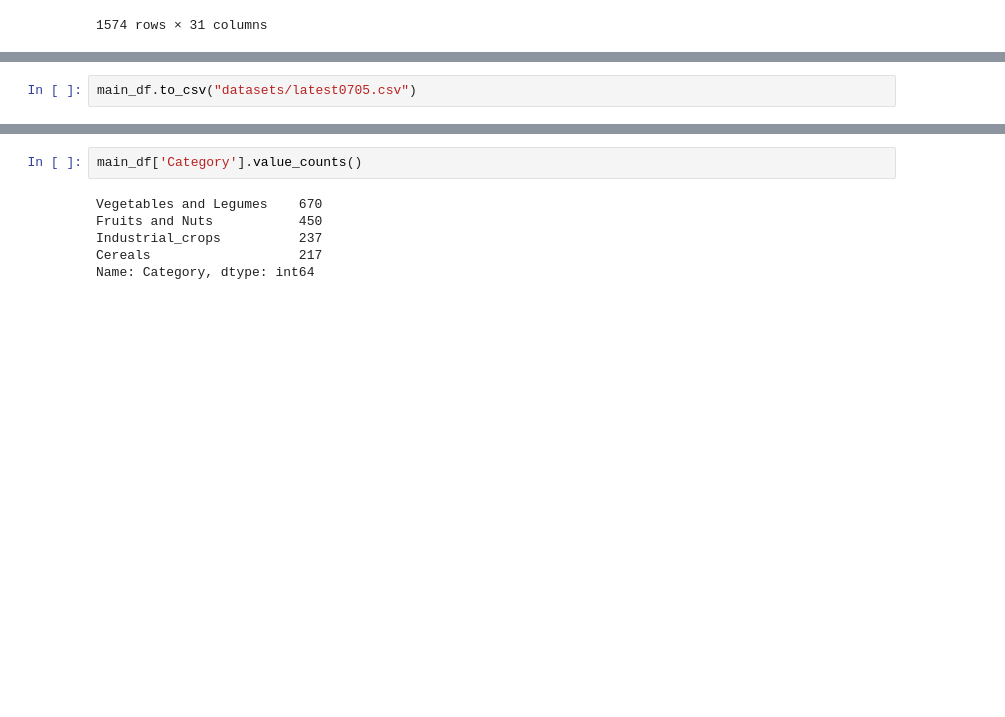
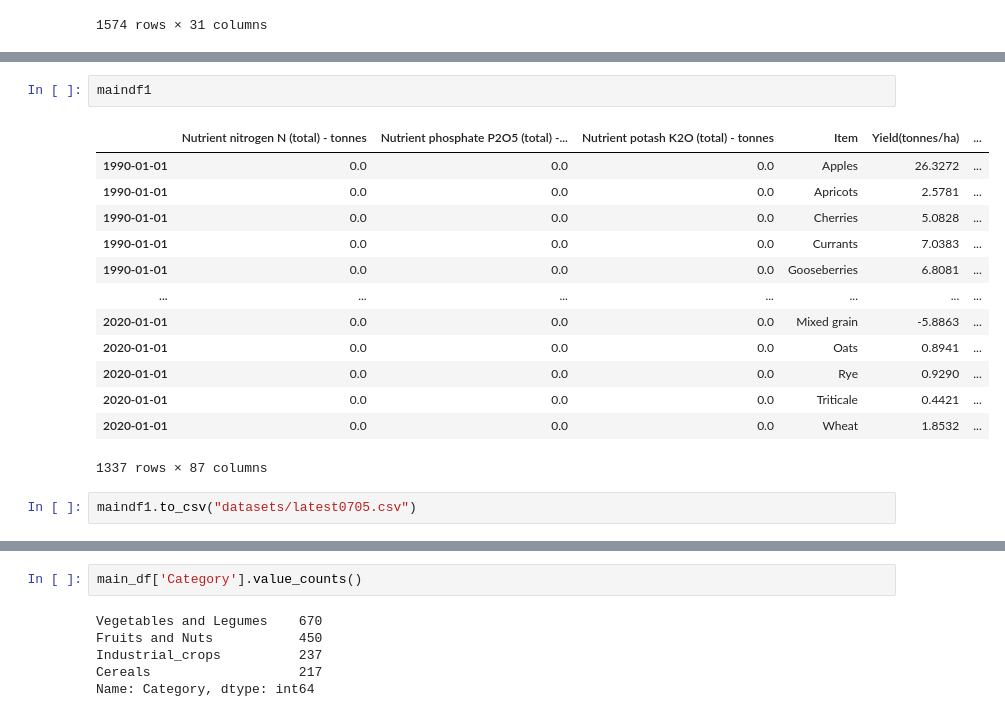
Before and after one commit to Kalebalemayehu/Kaleb-Bsc-thesis, a Jupyter notebook: Crop yield and soil/models/preprocessing_II.ipynb, the cells around one changed output, grey strips where cells are left out. Cells and saved outputs as stored; diff of their text form; blank space fills up the shorter version.

```diff
--- a/Crop yield and soil/preprocessing_II.ipynb
+++ b/Crop yield and soil/models/preprocessing_II.ipynb
@@ -300,5 +353,21 @@ main_df
+# %%
+maindf1
+# %% [output]
+|  | Nutrient nitrogen N (total) - tonnes | Nutrient phosphate P2O5 (total) -... | Nutrient potash K2O (total) - tonnes | Item | Yield(tonnes/ha) | ... |
+| 1990-01-01 | 0.0 | 0.0 | 0.0 | Apples | 26.3272 | ... |
+| 1990-01-01 | 0.0 | 0.0 | 0.0 | Apricots | 2.5781 | ... |
+| 1990-01-01 | 0.0 | 0.0 | 0.0 | Cherries | 5.0828 | ... |
+| 1990-01-01 | 0.0 | 0.0 | 0.0 | Currants | 7.0383 | ... |
+| 1990-01-01 | 0.0 | 0.0 | 0.0 | Gooseberries | 6.8081 | ... |
+| ... | ... | ... | ... | ... | ... | ... |
+| 2020-01-01 | 0.0 | 0.0 | 0.0 | Mixed grain | -5.8863 | ... |
+| 2020-01-01 | 0.0 | 0.0 | 0.0 | Oats | 0.8941 | ... |
+| 2020-01-01 | 0.0 | 0.0 | 0.0 | Rye | 0.9290 | ... |
+| 2020-01-01 | 0.0 | 0.0 | 0.0 | Triticale | 0.4421 | ... |
+| 2020-01-01 | 0.0 | 0.0 | 0.0 | Wheat | 1.8532 | ... |
+1337 rows × 87 columns
 # %%
-main_df.to_csv("datasets/latest0705.csv")
+maindf1.to_csv("datasets/latest0705.csv")
 # %%
 for cat in cat_names:
     crop_df = main_df[main_df['Category'] == cat]
```
Also changed, not shown: parts of 8 cells of this notebook, 30 other files.
